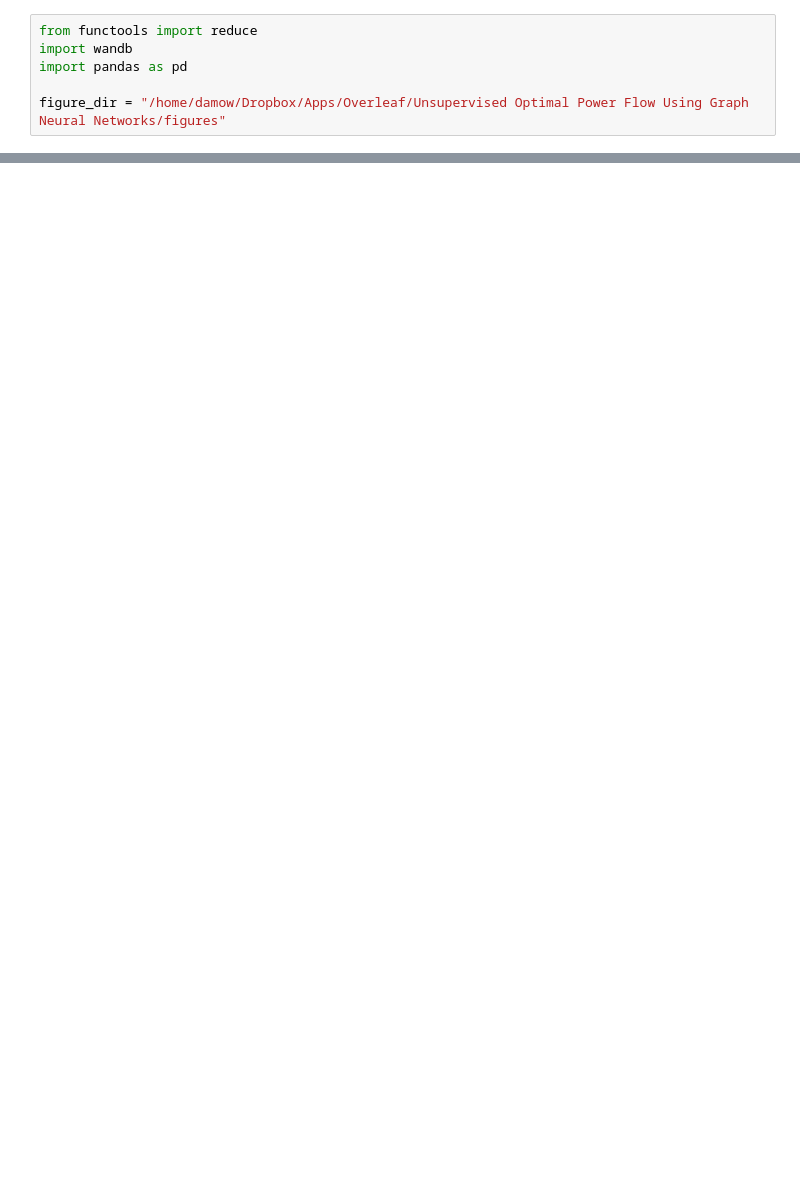
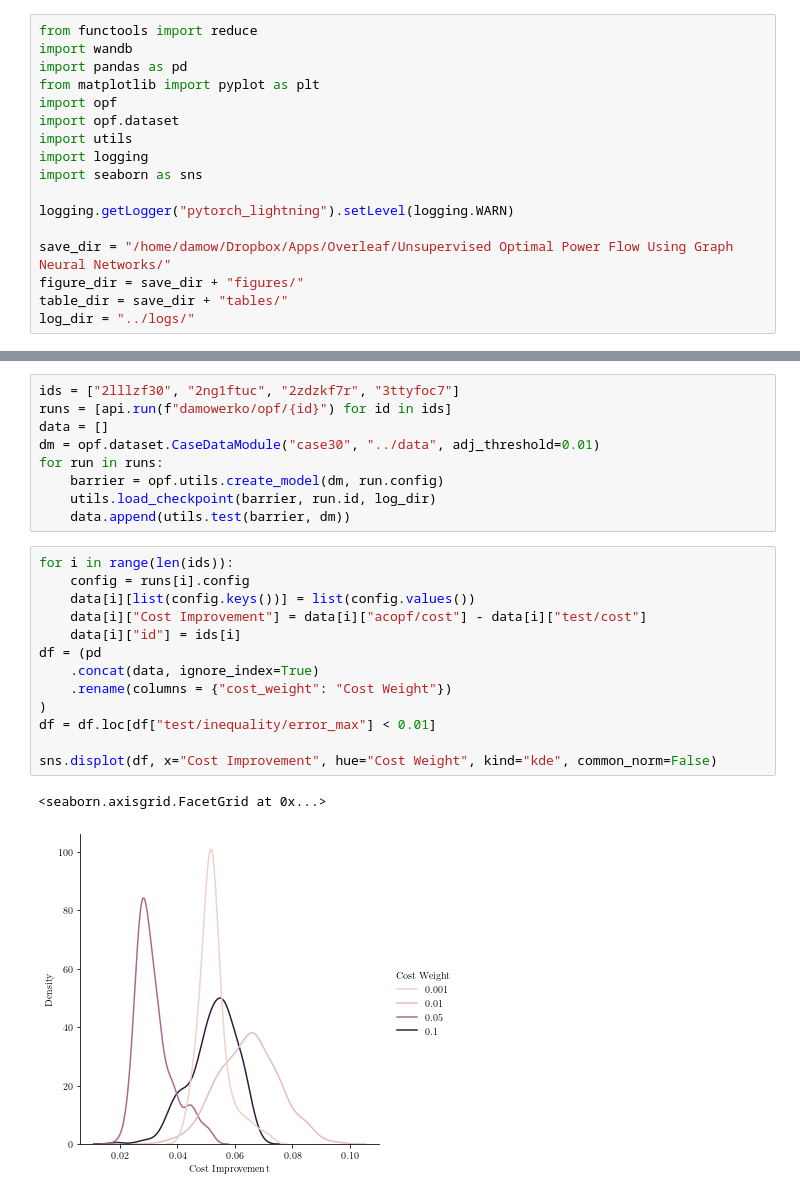
Before and after one commit to Damowerko/opf, a Jupyter notebook: paper/paper.ipynb, the cells around one changed output, grey strips where cells are left out. Drawn from its saved outputs; the diff is of its cells as text; blank space fills up the shorter version.

```diff
--- a/paper/paper.ipynb
+++ b/paper/paper.ipynb
@@ -2,8 +8,19 @@
 from functools import reduce
 import wandb
 import pandas as pd
+from matplotlib import pyplot as plt
+import opf
+import opf.dataset
+import utils
+import logging
+import seaborn as sns
 
-figure_dir = "/home/damow/Dropbox/Apps/Overleaf/Unsupervised Optimal Power Flow Using Graph Neural Networks/figures"
+logging.getLogger("pytorch_lightning").setLevel(logging.WARN)
+
+save_dir = "/home/damow/Dropbox/Apps/Overleaf/Unsupervised Optimal Power Flow Using Graph Neural Networks/"
+figure_dir = save_dir + "figures/"
+table_dir = save_dir + "tables/"
+log_dir = "../logs/"
 # %%
 api = wandb.Api()
 runs = api.runs("damowerko/opf", filters={"tags": "sweep1"})
@@ -69,0 +90,25 @@ for table in tables:
+# %%
+ids = ["2lllzf30", "2ng1ftuc", "2zdzkf7r", "3ttyfoc7"]
+runs = [api.run(f"damowerko/opf/{id}") for id in ids]
+data = []
+dm = opf.dataset.CaseDataModule("case30", "../data", adj_threshold=0.01)
+for run in runs:
+    barrier = opf.utils.create_model(dm, run.config)
+    utils.load_checkpoint(barrier, run.id, log_dir)
+    data.append(utils.test(barrier, dm))
+# %%
+for i in range(len(ids)):
+    config = runs[i].config
+    data[i][list(config.keys())] = list(config.values())
+    data[i]["Cost Improvement"] = data[i]["acopf/cost"] - data[i]["test/cost"]
+    data[i]["id"] = ids[i]
+df = (pd
+    .concat(data, ignore_index=True)
+    .rename(columns = {"cost_weight": "Cost Weight"})
+)
+df = df.loc[df["test/inequality/error_max"] < 0.01]
+
+sns.displot(df, x="Cost Improvement", hue="Cost Weight", kind="kde", common_norm=False)
+# %% [output]
+<seaborn.axisgrid.FacetGrid at 0x...>
+[figure, added]
```
Also changed, not shown: parts of 5 cells of this notebook, 8 other files.
